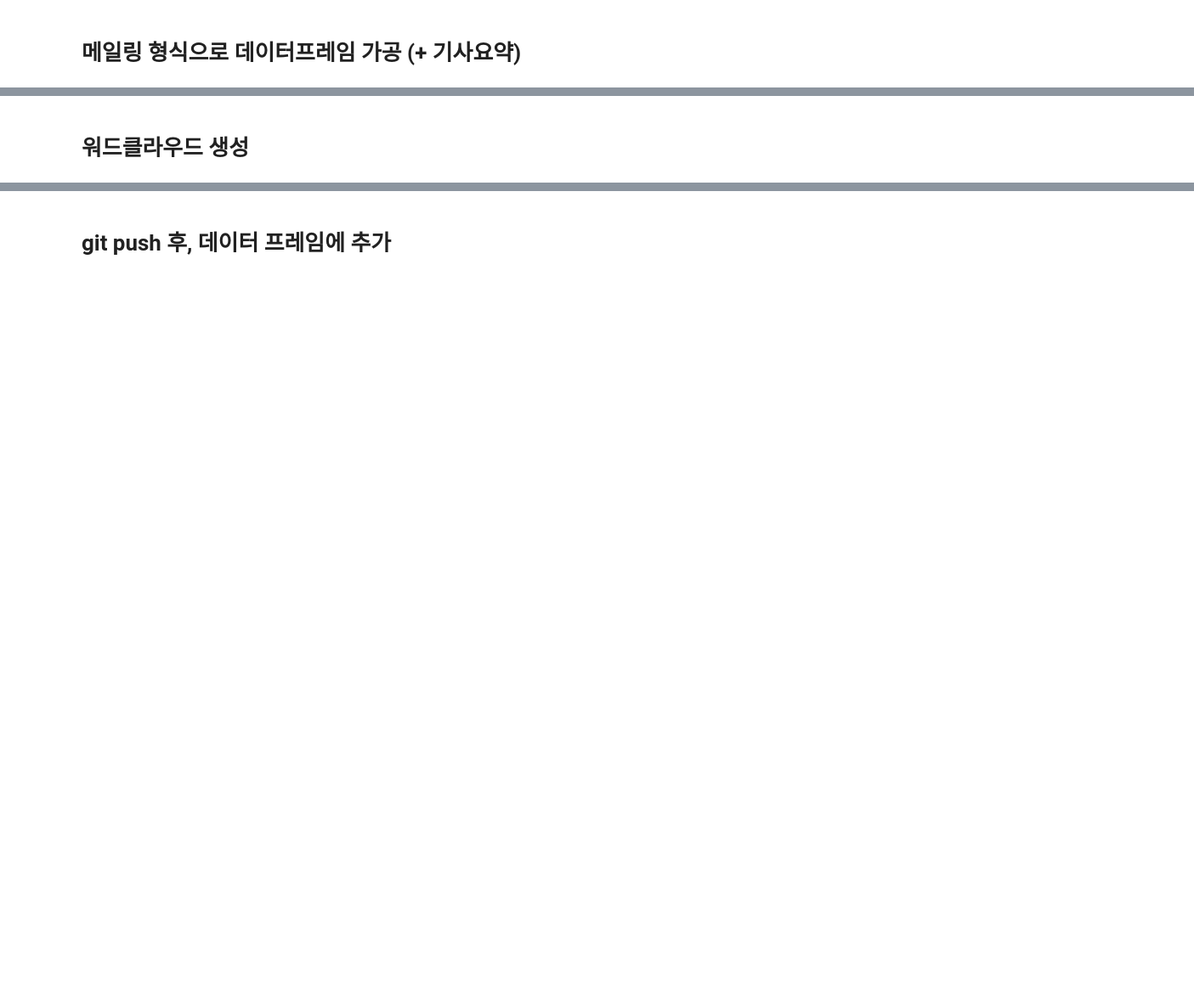
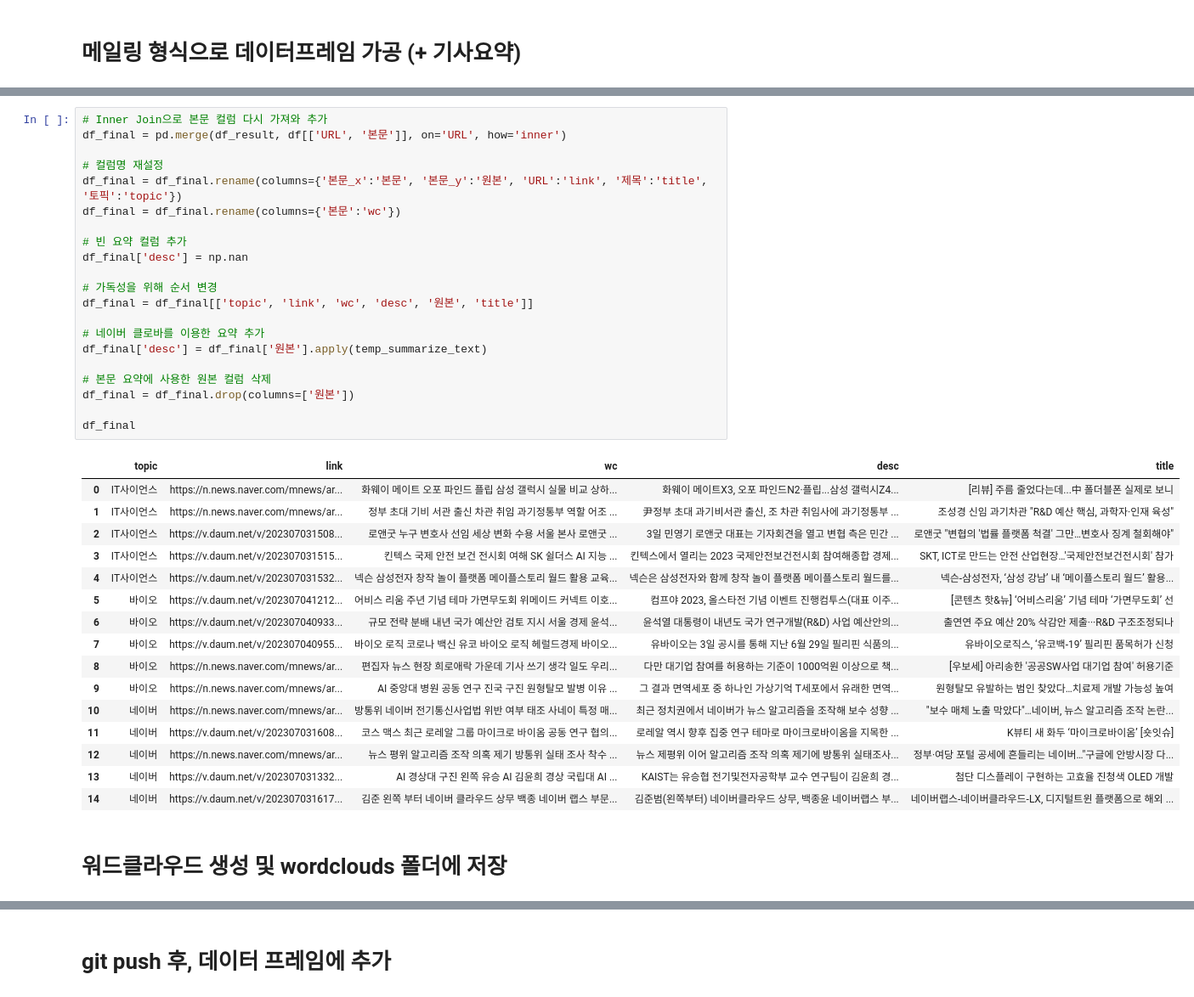
Before and after one commit to jinn0135/DA28_final_PagePalette, a Jupyter notebook: news/최종합본.ipynb, the cells around one changed output, grey strips where cells are left out. Shown: that part at 85% size. Cells and saved outputs as stored; diff of their text form; blank space fills up the shorter version.

```diff
--- a/news/최종합본.ipynb
+++ b/news/최종합본.ipynb
@@ -284,5 +449,43 @@ df_final
+# %%
+# Inner Join으로 본문 컬럼 다시 가져와 추가
+df_final = pd.merge(df_result, df[['URL', '본문']], on='URL', how='inner')
+
+# 컬럼명 재설정
+df_final = df_final.rename(columns={'본문_x':'본문', '본문_y':'원본', 'URL':'link', '제목':'title', '토픽':'topic'})
+df_final = df_final.rename(columns={'본문':'wc'})
+
+# 빈 요약 컬럼 추가
+df_final['desc'] = np.nan
+
+# 가독성을 위해 순서 변경
+df_final = df_final[['topic', 'link', 'wc', 'desc', '원본', 'title']]
+
+# 네이버 클로바를 이용한 요약 추가
+df_final['desc'] = df_final['원본'].apply(temp_summarize_text)
+
+# 본문 요약에 사용한 원본 컬럼 삭제
+df_final = df_final.drop(columns=['원본'])
+
+df_final
+# %% [output]
+|  | topic | link | wc | desc | title |
+| 0 | IT사이언스 | https://n.news.naver.com/mnews/ar... | 화웨이 메이트 오포 파인드 플립 삼성 갤럭시 실물 비교 상하... | 화웨이 메이트X3, 오포 파인드N2·플립...삼성 갤럭시Z4... | [리뷰] 주름 줄었다는데...中 폴더블폰 실제로 보니 |
+| 1 | IT사이언스 | https://n.news.naver.com/mnews/ar... | 정부 초대 기비 서관 출신 차관 취임 과기정통부 역할 어조 ... | 尹정부 초대 과기비서관 출신, 조 차관 취임사에 과기정통부 ... | 조성경 신임 과기차관 "R&D 예산 핵심, 과학자·인재 육성" |
+| 2 | IT사이언스 | https://v.daum.net/v/202307031508... | 로앤굿 누구 변호사 선임 세상 변화 수용 서울 본사 로앤굿 ... | 3일 민영기 로앤굿 대표는 기자회견을 열고 변협 측은 민간 ... | 로앤굿 "변협의 '법률 플랫폼 척결' 그만…변호사 징계 철회해야" |
+| 3 | IT사이언스 | https://v.daum.net/v/202307031515... | 킨텍스 국제 안전 보건 전시회 여해 SK 쉴더스 AI 지능 ... | 킨텍스에서 열리는 2023 국제안전보건전시회 참여해종합 경제... | SKT, ICT로 만드는 안전 산업현장…'국제안전보건전시회' 참가 |
+| 4 | IT사이언스 | https://v.daum.net/v/202307031532... | 넥슨 삼성전자 창작 놀이 플랫폼 메이플스토리 월드 활용 교육... | 넥슨은 삼성전자와 함께 창작 놀이 플랫폼 메이플스토리 월드를... | 넥슨-삼성전자, ‘삼성 강남’ 내 ‘메이플스토리 월드’ 활용... |
+| 5 | 바이오 | https://v.daum.net/v/202307041212... | 어비스 리움 주년 기념 테마 가면무도회 위메이드 커넥트 이호... | 컴프야 2023, 올스타전 기념 이벤트 진행컴투스(대표 이주... | [콘텐츠 핫&뉴] ‘어비스리움’ 기념 테마 ‘가면무도회’ 선 |
+| 6 | 바이오 | https://v.daum.net/v/202307040933... | 규모 전략 분배 내년 국가 예산안 검토 지시 서울 경제 윤석... | 윤석열 대통령이 내년도 국가 연구개발(R&D) 사업 예산안의... | 출연연 주요 예산 20% 삭감안 제출···R&D 구조조정되나 |
+| 7 | 바이오 | https://v.daum.net/v/202307040955... | 바이오 로직 코로나 백신 유코 바이오 로직 헤럴드경제 바이오... | 유바이오는 3일 공시를 통해 지난 6월 29일 필리핀 식품의... | 유바이오로직스, ‘유코백-19’ 필리핀 품목허가 신청 |
+| 8 | 바이오 | https://n.news.naver.com/mnews/ar... | 편집자 뉴스 현장 희로애락 가운데 기사 쓰기 생각 일도 우리... | 다만 대기업 참여를 허용하는 기준이 1000억원 이상으로 책... | [우보세] 아리송한 '공공SW사업 대기업 참여' 허용기준 |
+| 9 | 바이오 | https://n.news.naver.com/mnews/ar... | AI 중앙대 병원 공동 연구 진국 구진 원형탈모 발병 이유 ... | 그 결과 면역세포 중 하나인 가상기억 T세포에서 유래한 면역... | 원형탈모 유발하는 범인 찾았다…치료제 개발 가능성 높여 |
+| 10 | 네이버 | https://n.news.naver.com/mnews/ar... | 방통위 네이버 전기통신사업법 위반 여부 태조 사네이 특정 매... | 최근 정치권에서 네이버가 뉴스 알고리즘을 조작해 보수 성향 ... | "보수 매체 노출 막았다"…네이버, 뉴스 알고리즘 조작 논란... |
+| 11 | 네이버 | https://v.daum.net/v/202307031608... | 코스 맥스 최근 로레알 그룹 마이크로 바이옴 공동 연구 협의... | 로레알 역시 향후 집중 연구 테마로 마이크로바이옴을 지목한 ... | K뷰티 새 화두 ‘마이크로바이옴’ [숏잇슈] |
+| 12 | 네이버 | https://n.news.naver.com/mnews/ar... | 뉴스 평위 알고리즘 조작 의혹 제기 방통위 실태 조사 착수 ... | 뉴스 제평위 이어 알고리즘 조작 의혹 제기에 방통위 실태조사... | 정부·여당 포털 공세에 흔들리는 네이버…"구글에 안방시장 다... |
+| 13 | 네이버 | https://v.daum.net/v/202307031332... | AI 경상대 구진 왼쪽 유승 AI 김윤희 경상 국립대 AI ... | KAIST는 유승협 전기및전자공학부 교수 연구팀이 김윤희 경... | 첨단 디스플레이 구현하는 고효율 진청색 OLED 개발 |
+| 14 | 네이버 | https://v.daum.net/v/202307031617... | 김준 왼쪽 부터 네이버 클라우드 상무 백종 네이버 랩스 부문... | 김준범(왼쪽부터) 네이버클라우드 상무, 백종윤 네이버랩스 부... | 네이버랩스-네이버클라우드-LX, 디지털트윈 플랫폼으로 해외 ... |
 # %% [markdown]
-# 워드클라우드 생성
+# 워드클라우드 생성 및 wordclouds 폴더에 저장
 # %%
 # 설정
 width = 580
```
Also changed, not shown: parts of 23 cells of this notebook, 4 other files.
